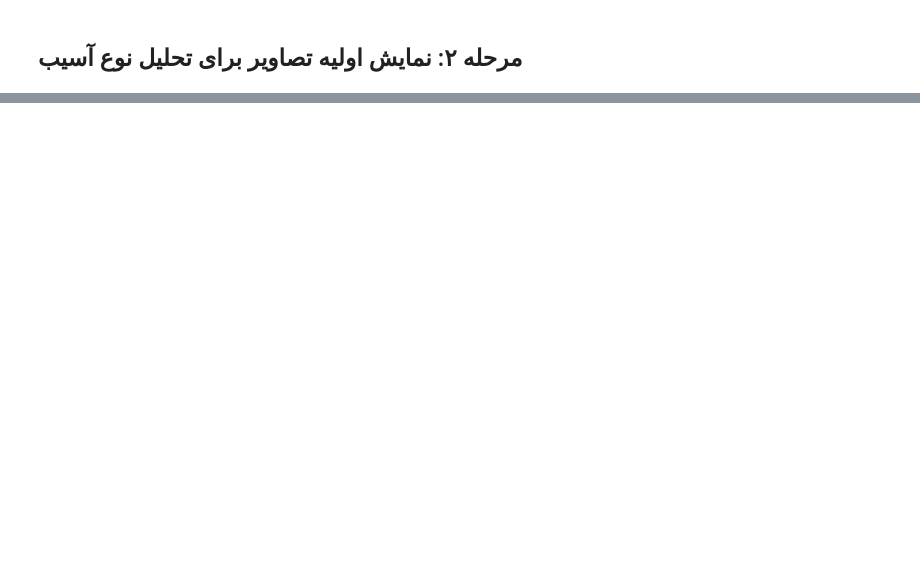
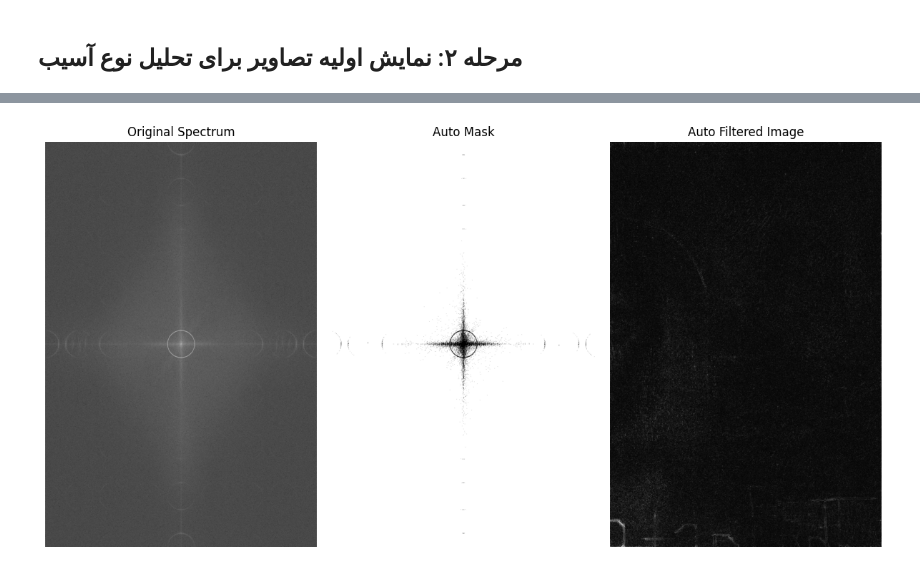
Before and after one commit to MinaJmsh/Image_processing_homework, a Jupyter notebook: Image_processing_homework.ipynb, the cells around one changed output, grey strips where cells are left out. Drawn from its saved outputs; the diff is of its cells as text; code cells hidden in the pictures; blank space fills up the shorter version.

```diff
--- a/Image_processing_homework.ipynb
+++ b/Image_processing_homework.ipynb
@@ -49,0 +150,38 @@ for file in image_files:
+# %%
+# مرحله ۱: ساخت ماسک خودکار با آستانه روشنایی
+magnitude = np.abs(fshift)
+threshold = np.percentile(magnitude, 99.5)  # فقط 0.5٪ روشن‌ترین نقاط حذف میشن
+
+# ساخت ماسک
+auto_mask = (magnitude < threshold).astype(np.uint8)
+
+# مرحله ۲: اعمال ماسک روی طیف
+fshift_auto_filtered = fshift * auto_mask
+
+# مرحله ۳: تبدیل معکوس
+f_ishift = np.fft.ifftshift(fshift_auto_filtered)
+img_auto_filtered = np.fft.ifft2(f_ishift)
+img_auto_filtered = np.abs(img_auto_filtered)
+
+# نمایش نتایج
+plt.figure(figsize=(12, 6))
+
+plt.subplot(1, 3, 1)
+plt.imshow(magnitude_spectrum, cmap='gray')
+plt.title("Original Spectrum")
+plt.axis('off')
+
+plt.subplot(1, 3, 2)
+plt.imshow(auto_mask * 255, cmap='gray')
+plt.title("Auto Mask")
+plt.axis('off')
+
+plt.subplot(1, 3, 3)
+plt.imshow(img_auto_filtered, cmap='gray')
+plt.title("Auto Filtered Image")
+plt.axis('off')
+
+plt.tight_layout()
+plt.show()
+# %% [output]
+[figure, added]
```
Also changed, not shown: parts of 7 cells of this notebook.
